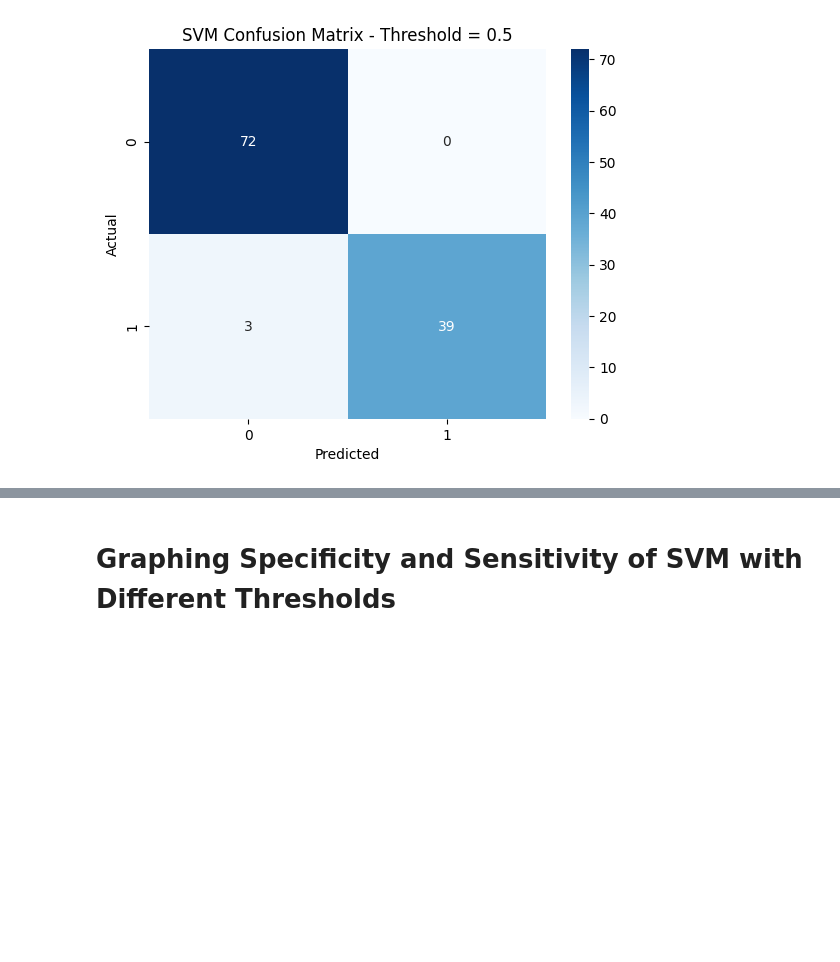
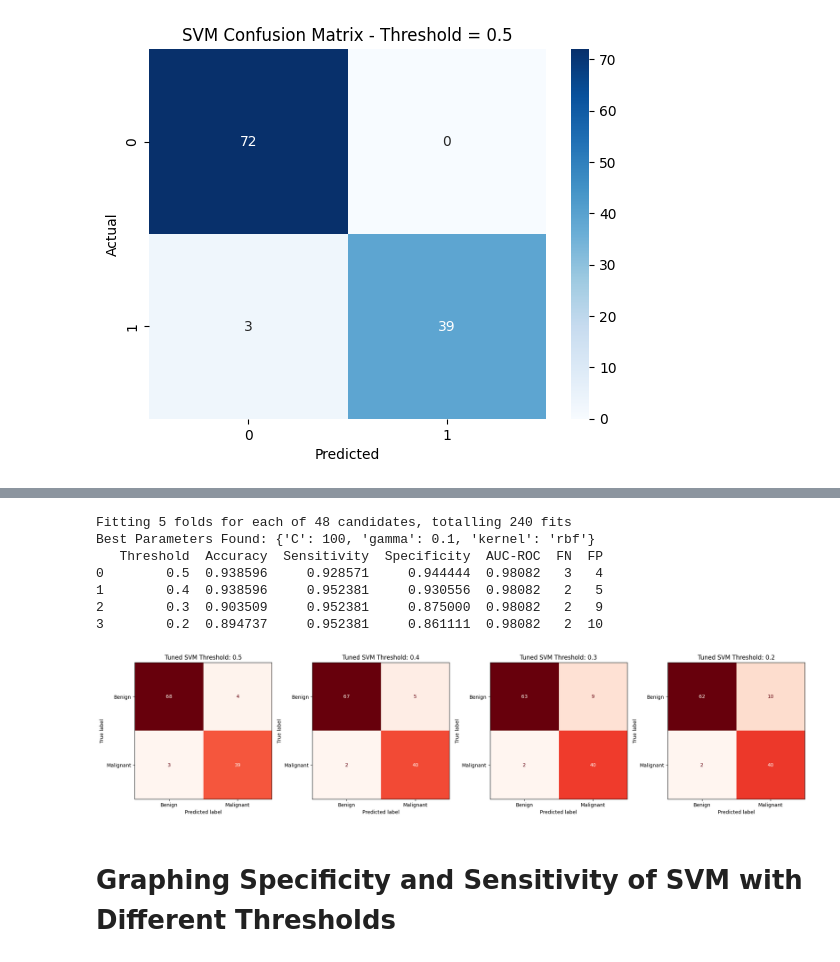
Before and after one commit to sarahcreighton/breast-cancer-classifier, a Jupyter notebook: notebooks/03_SMV_and_RF.ipynb, the cells around one changed output, grey strips where cells are left out. Saved outputs shown, nothing was run; the diff lists cells and outputs as text; code cells hidden in the pictures; blank space fills up the shorter version.

Commit message:
Updated with best parameters for SVM and RF

```diff
--- a/notebooks/03_SMV_and_RF.ipynb
+++ b/notebooks/03_SMV_and_RF.ipynb
@@ -200,3 +133,83 @@ plt.figure(figsize=(10, 6))
+# %%
+
+
+# 1. Define the Parameter Grid
+# C: Penalty for misclassification (Strictness)
+# Gamma: Reach of influence of a single point (Focus)
+param_grid_svm = {
+    'C': [0.1, 1, 10, 100],
+    'gamma': [1, 0.1, 0.01, 0.001],
+    'kernel': ['rbf', 'poly', 'sigmoid']
+}
+
+# 2. Setup and Fit GridSearchCV
+# We use 'recall' to optimize for catching as many Malignant cases as possible
+svm_grid = GridSearchCV(
+    SVC(probability=True, random_state=42),
+    param_grid_svm,
+    refit=True,
+    verbose=1,
+    scoring='recall',
+    cv=5
+)
+
+svm_grid.fit(X_train_scaled, y_train)
+
+# 3. Extract the Best Model
+svm_advanced = svm_grid.best_estimator_
+print(f"Best Parameters Found: {svm_grid.best_params_}")
+
+# 4. Generate Probabilities and Threshold Analysis (Your logic)
+thresholds = [0.5, 0.4, 0.3, 0.2]
+y_probs = svm_advanced.predict_proba(X_test_scaled)[:, 1]
+
+fig, axes = plt.subplots(1, 4, figsize=(20, 5))
+results = []
+
+for i, t in enumerate(thresholds):
+    y_pred_t = (y_probs >= t).astype(int)
+    cm = confusion_matrix(y_test, y_pred_t)
+    tn, fp, fn, tp = cm.ravel()
+
+    accuracy = accuracy_score(y_test, y_pred_t)
+    sensitivity = recall_score(y_test, y_pred_t)
+    specificity = tn / (tn + fp) if (tn + fp) > 0 else 0
+    auc_roc = roc_auc_score(y_test, y_probs)
+
+    results.append({
+        "Threshold": t,
+        "Accuracy": accuracy,
+        "Sensitivity": sensitivity,
+        "Specificity": specificity,
+        "AUC-ROC": auc_roc,
+        "FN": fn,
+        "FP": fp
+    })
+
+    ConfusionMatrixDisplay.from_predictions(
+        y_test,
+        y_pred_t,
+        ax=axes[i],
+        cmap='Reds',
+        colorbar=False,
+        display_labels=["Benign", "Malignant"]
+    )
+    axes[i].set_title(f"Tuned SVM Threshold: {t}")
+
+results_df = pd.DataFrame(results)
+print(results_df)
+
+plt.tight_layout()
+plt.show()
+# %% [output]
+Fitting 5 folds for each of 48 candidates, totalling 240 fits
+Best Parameters Found: {'C': 100, 'gamma': 0.1, 'kernel': 'rbf'}
+   Threshold  Accuracy  Sensitivity  Specificity  AUC-ROC  FN  FP
+0        0.5  0.938596     0.928571     0.944444  0.98082   3   4
+1        0.4  0.938596     0.952381     0.930556  0.98082   2   5
+2        0.3  0.903509     0.952381     0.875000  0.98082   2   9
+3        0.2  0.894737     0.952381     0.861111  0.98082   2  10
+[figure, added]
 # %% [markdown]
 # Graphing Specificity and Sensitivity of SVM with Different Thresholds
 # %%
```
Also changed, not shown: parts of 5 cells of this notebook.
